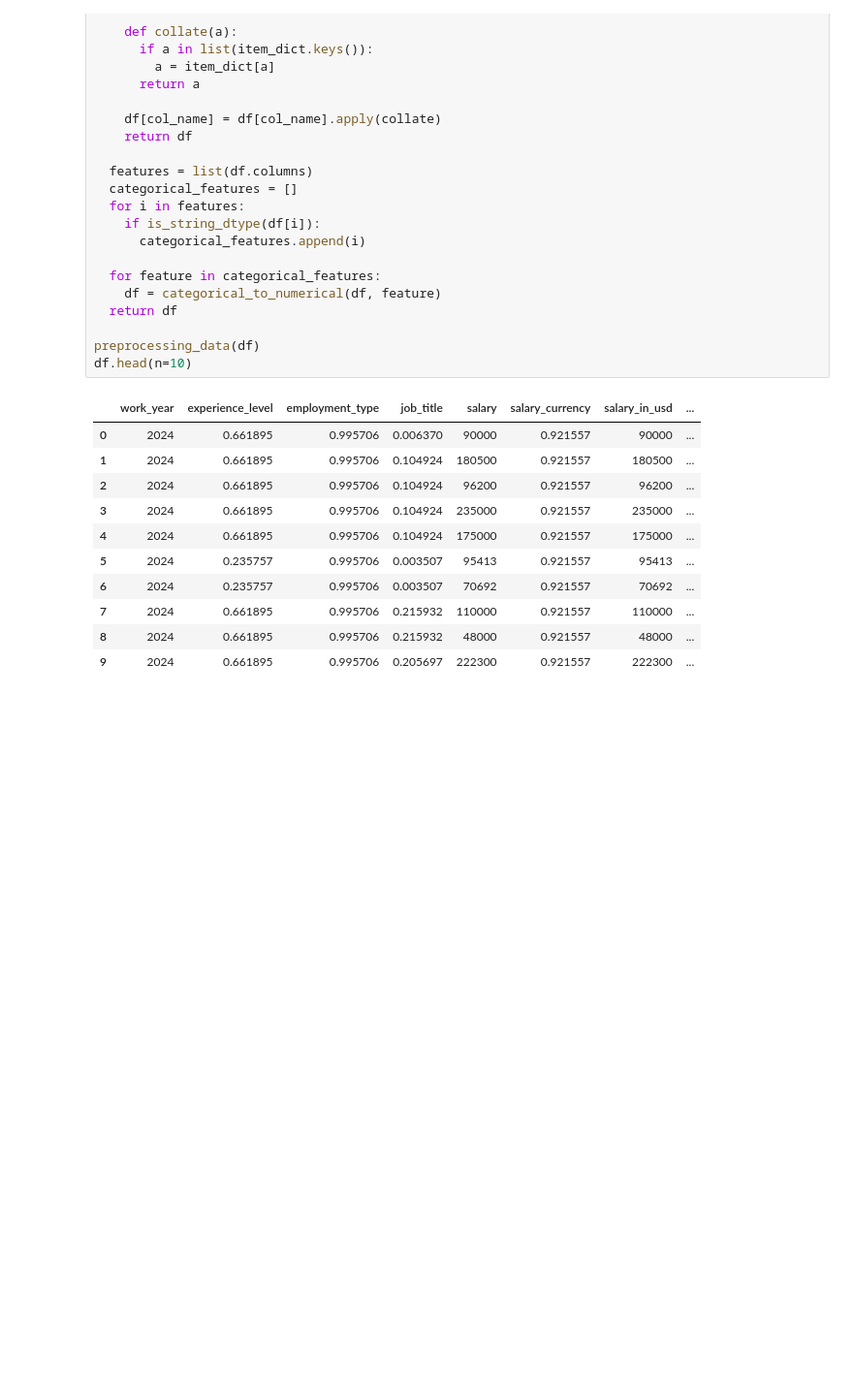
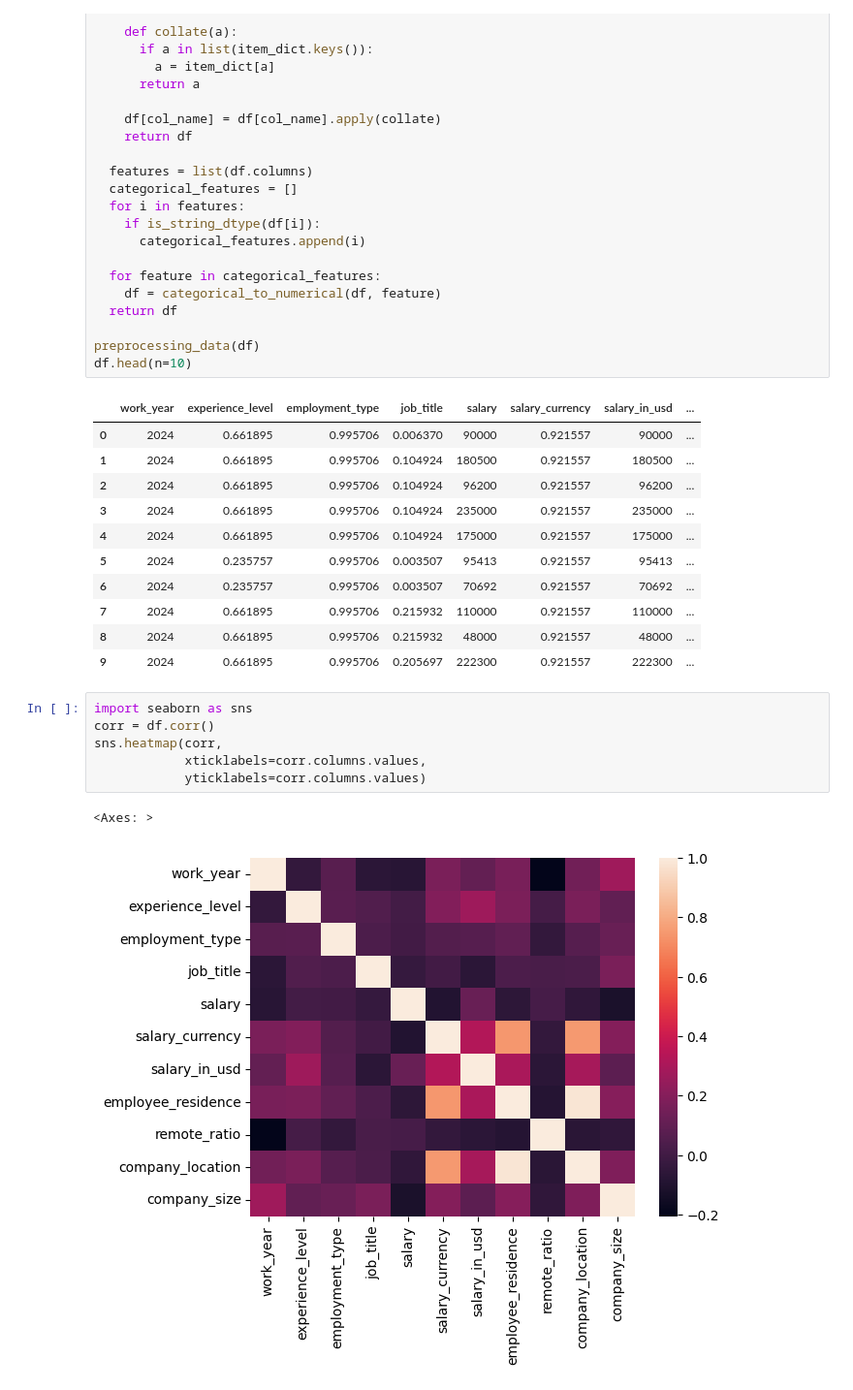
Before and after one commit to MargoNupreichik/DS_jobs_salaries_analysis, a Jupyter notebook: ds_job_salaries.ipynb, the cells around one changed output. Shown: that part at 97% size. Cells and saved outputs as stored; diff of their text form; blank space fills up the shorter version.

```diff
--- a/ds_job_salaries.ipynb
+++ b/ds_job_salaries.ipynb
@@ -166,3 +154,12 @@ df.head(n=10)
 | 7 | 2024 | 0.661895 | 0.995706 | 0.215932 | 110000 | 0.921557 | 110000 | ... |
 | 8 | 2024 | 0.661895 | 0.995706 | 0.215932 | 48000 | 0.921557 | 48000 | ... |
 | 9 | 2024 | 0.661895 | 0.995706 | 0.205697 | 222300 | 0.921557 | 222300 | ... |
+# %%
+import seaborn as sns
+corr = df.corr()
+sns.heatmap(corr,
+            xticklabels=corr.columns.values,
+            yticklabels=corr.columns.values)
+# %% [output]
+<Axes: >
+[figure, added]
```
Also changed, not shown: parts of 13 cells of this notebook.
